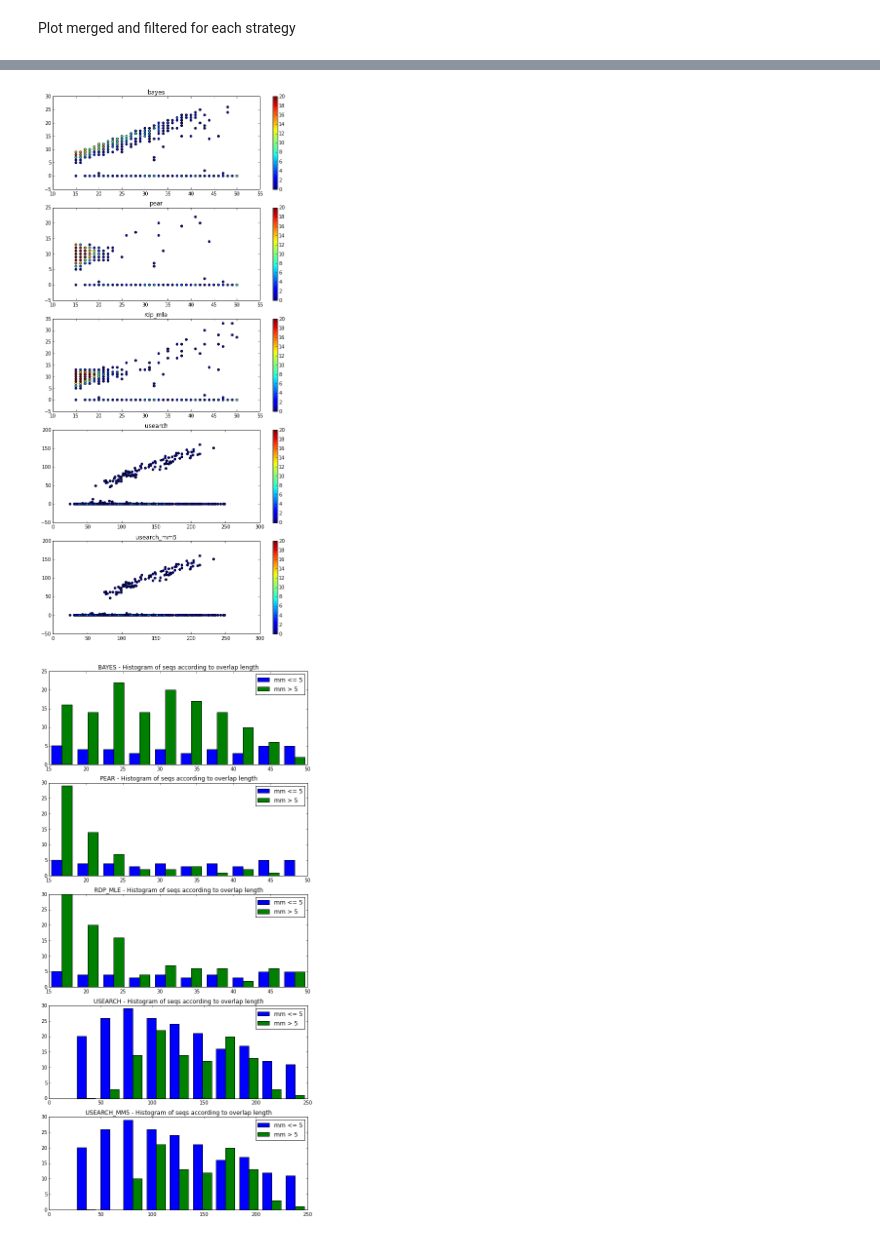
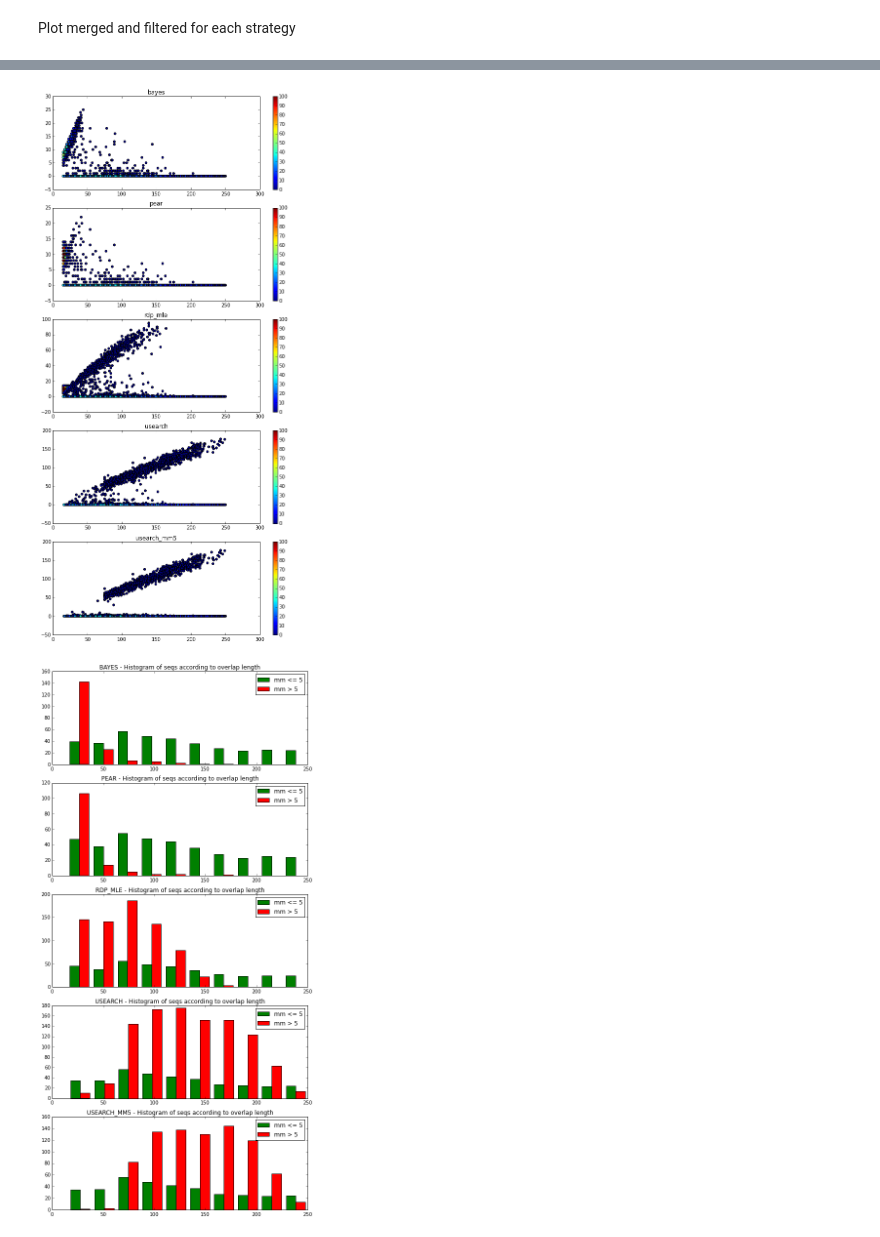
Before and after one commit to maubar/biotico-tools, a Jupyter notebook: ipython_nb/visualize_merged_paired_ends.ipynb, the cells around one changed output, grey strips where cells are left out. Cells and saved outputs as stored; diff of their text form; code cells hidden in the pictures.

Commit message:
Notebook with results of comparing using USearch and pandaseq for pair-merging

```diff
--- a/ipython_nb/visualize_merged_paired_ends.ipynb
+++ b/ipython_nb/visualize_merged_paired_ends.ipynb
@@ -4,14 +4,14 @@
 import re
 import itertools
 # %%
-r1_file = "R1.fa"
-r2_file = "R2.fa"
+r1_file = "R1_10000.fa"
+r2_file = "R2_10000.fa"
 
-merge_strategies = {"bayes":"pandaseq_1000seqs/panda_bayes_max50.fa",
-                    "pear": "pandaseq_1000seqs/panda_pear_max50.fa",
-                    "rdp_mle": "pandaseq_1000seqs/panda_rdp_max50.fa",
-                    "usearch": "usearch_1000seqs/usearch_def.fa",
-                    "usearch_mm5": "usearch_1000seqs/usearch_mm5.fa"
+merge_strategies = {"bayes":"pandaseq_subset/panda_bayes.fa",
+                    "pear": "pandaseq_subset/panda_pear.fa",
+                    "rdp_mle": "pandaseq_subset/panda_rdp.fa",
+                    "usearch": "usearch_subset/usearch_hsp8.fa",
+                    "usearch_mm5": "usearch_subset/usearch_hsp8_mm5.fa"
                     }
 
 HEADER=0
@@ -93,9 +93,8 @@ for strategy in merge_strategies:
             align_len, mismatches = statsAlignment(r1_seq,r2_seq,merged_seq)
             #Store alignment stats for further examination
             alignment_stats[strategy].append( (align_len,mismatches) )
-
             #Filter sequence if align_len <20 or more than 5 mismatches
-            if ( align_len > 20 and mismatches <= 5):
+            if align_len > 20 and mismatches <= 5:
                 alignment_fh.write(visualizeAlignment(r1_seq,r2_seq,merged_seq)+"\n")
             else:
                 total_filtered[strategy] += 1
@@ -147,12 +146,12 @@ for strategy in density:
     pct_id_np[strategy] = (align_len_np[strategy] - mismatch_np[strategy])/ align_len_np[strategy].astype(float)
     density_np[strategy] = np.array( [density[strategy][x] for x in density[strategy]] )
 # %%
-plt.figure(figsize=(5,10))
+plt.figure(figsize=(7,14))
 i=1
 for strategy in sorted(density):
     plt.subplot(len(density)*100+10+i)
     plt.title(strategy)
-    plt.scatter( align_len_np[strategy] , pct_id_np[strategy] ,c=density_np[strategy],vmin=0,vmax=20)
+    plt.scatter( align_len_np[strategy] , pct_id_np[strategy] ,c=density_np[strategy],vmin=0,vmax=100)
     plt.colorbar()
     i+=1
 plt.tight_layout()
@@ -166,27 +165,27 @@ i=1
 for strategy in sorted(density):
     plt.subplot(len(density)*100+10+i)
     plt.title(strategy)
-    plt.scatter( align_len_np[strategy] , mismatch_np[strategy] ,c=density_np[strategy],vmin=0,vmax=20)
+    plt.scatter( align_len_np[strategy] , mismatch_np[strategy] ,c=density_np[strategy],vmin=0,vmax=100)
     plt.colorbar()
     i+=1
 plt.tight_layout()
 plt.show()
 # %% [output]
-[figure, old version]
+[figure, new version]
 # %%
 i=1
 plt.figure(figsize=(8,16))
 for strategy in sorted(density):
     #strategy="rdp_mle"
     plt.subplot(len(density)*100+10+i)
-    plt.hist(  (align_len_np[strategy][mismatch_np[strategy]<=5],align_len_np[strategy][mismatch_np[strategy]>5]), label=['mm <= 5', 'mm > 5' ])
+    plt.hist(  (align_len_np[strategy][mismatch_np[strategy]<=5],align_len_np[strategy][mismatch_np[strategy]>5]), label=['mm <= 5', 'mm > 5' ],color=['green','red'])
     plt.legend()
     _ = plt.title(strategy.upper()+" - Histogram of seqs according to overlap length")
     i+=1
 plt.tight_layout()
 plt.show()
 # %% [output]
-[figure, old version]
+[figure, new version]
 # %%
 i=1
 plt.figure(figsize=(8,16))
```
Also changed, not shown: parts of 4 cells of this notebook.
